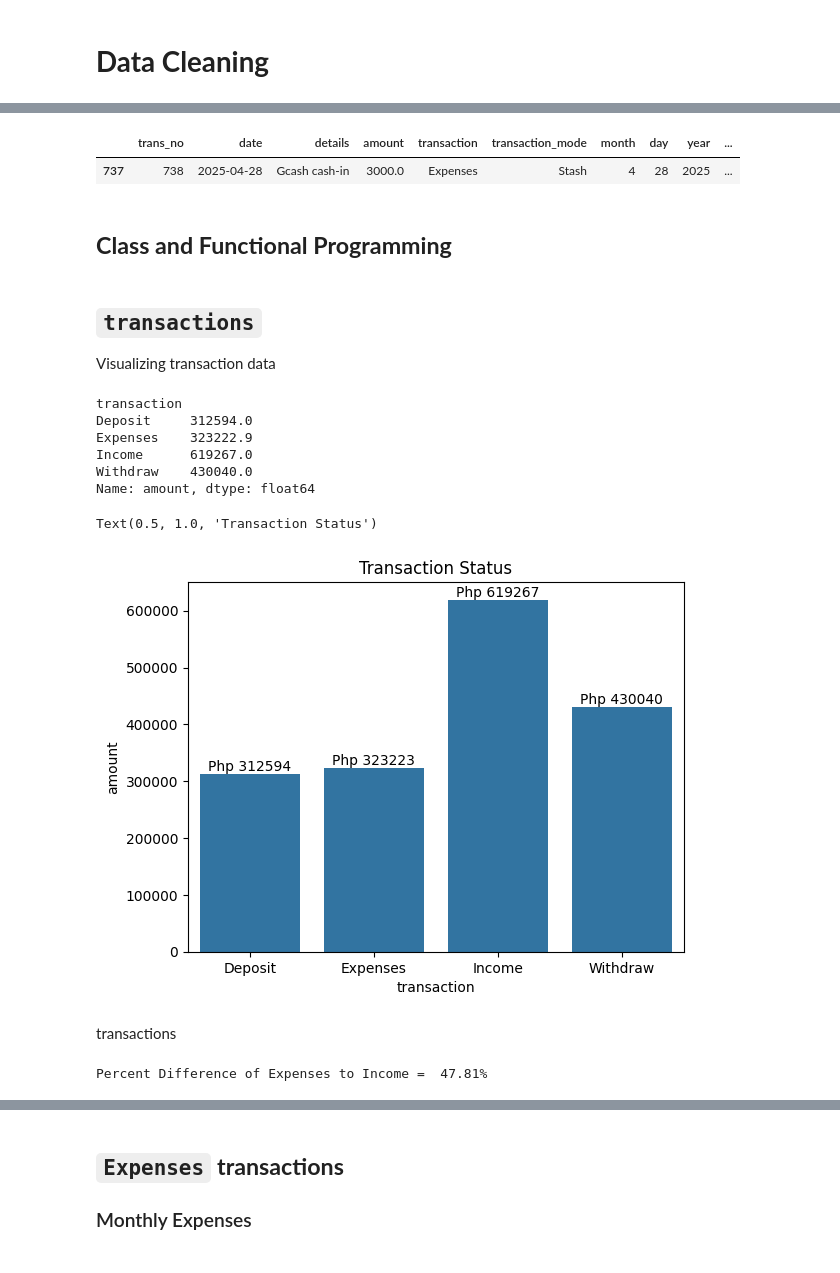
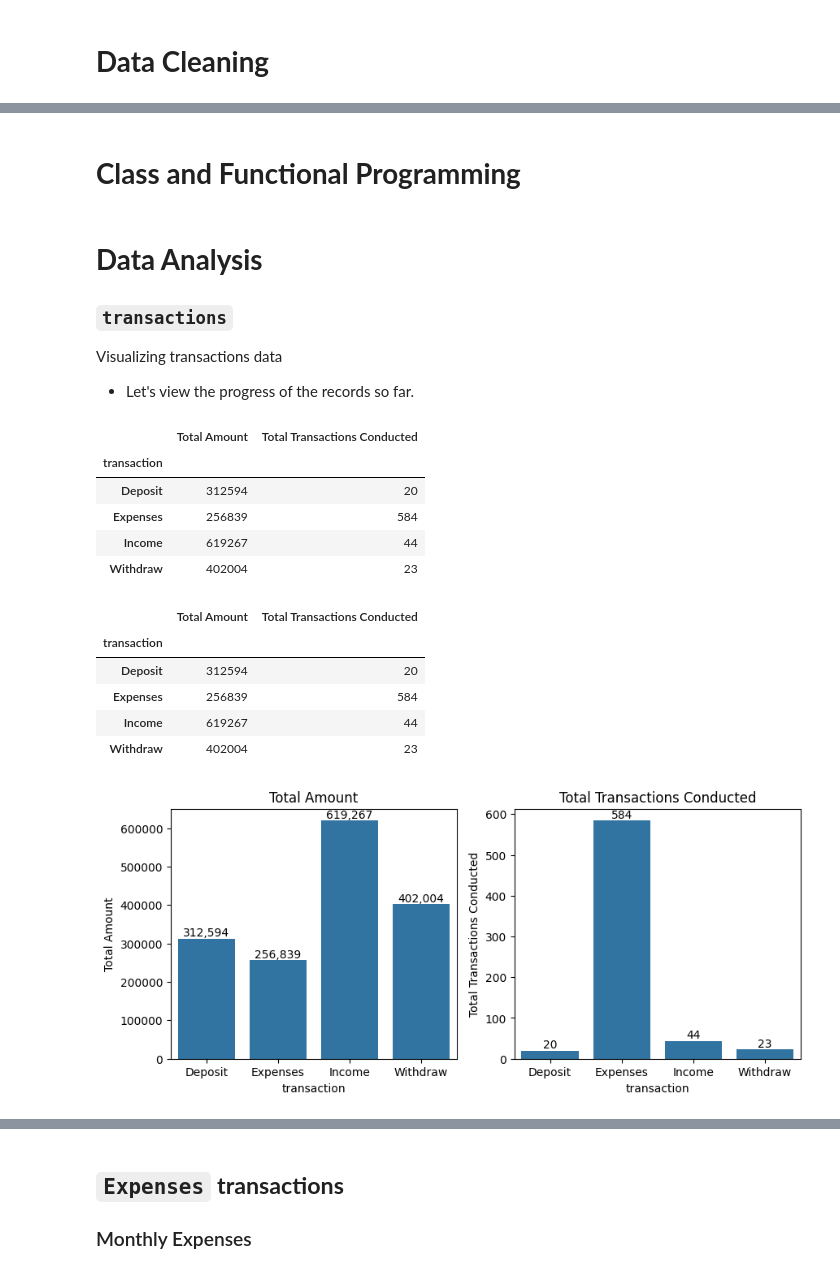
Before and after one commit to Ivan-Alexis-Tan/Finance-Manager, a Jupyter notebook: Personal Finance Analysis.ipynb, the cells around one changed output, grey strips where cells are left out. Drawn from its saved outputs; the diff is of its cells as text; code cells hidden in the pictures.

```diff
--- a/Personal Finance Analysis.ipynb
+++ b/Personal Finance Analysis.ipynb
@@ -21,7 +25,7 @@ database='personal_finance'
 
 engine = create_engine(f"mysql+pymysql://{user}:{password}@{host}/{database}")  #<- Create engine for MySQL connection
 
-query = "SELECT * FROM transactions"                                            #<- SQL query to fetch data from transactions table
+query = "SELECT * FROM dummy_transactions"                                            #<- SQL query to fetch data from transactions table
 df = pd.read_sql(query, con=engine)                                             #<- Read data into a DataFrame
 
 df
@@ -100,11 +123,5 @@ df
-# %%
-# df['details'].value_counts()
-df[(df['detail_clean'] == 'Gcash cash-in') & (df['transaction'] == 'Expenses')]
-# %% [output]
-|  | trans_no | date | details | amount | transaction | transaction_mode | month | day | year | ... |
-| 737 | 738 | 2025-04-28 | Gcash cash-in | 3000.0 | Expenses | Stash | 4 | 28 | 2025 | ... |
 # %% [markdown]
-## **Class and Functional Programming**
+# **Class and Functional Programming**
 # %%
 # Class Programming for Calc and Printing Mean and Standard Deviation
 class StatsSummary:
@@ -211,36 +241,42 @@ def interp_pvalue(p_value, alpha:float = 0.05) -> None:
     else:
         print(f"Reject Null Hypothesis. alpha < p-value is {alpha < p_value}")
 # %% [markdown]
-## `transactions`
-Visualizing transaction data
+# **Data Analysis**
+### `transactions`
+Visualizing transactions data
+- Let's view the progress of the records so far.
 # %%
 # Grouping by `transaction` and Summing up the Amount
-transactions = df.groupby('transaction')['amount'].sum()
+transactions = df.groupby('transaction')['amount'].agg(['sum', 'count'])    #<- Grouping by transaction and summing the amount, also counting the number of
+transactions.columns = ['Total Amount', 'Total Transactions Conducted']     #<- Renaming columns for clarity
 transactions
 # %% [output]
-transaction
-Deposit     312594.0
-Expenses    323222.9
-Income      619267.0
-Withdraw    430040.0
-Name: amount, dtype: float64
+|  | Total Amount | Total Transactions Conducted |
+| transaction |  |  |
+| Deposit | 312594 | 20 |
+| Expenses | 256839 | 584 |
+| Income | 619267 | 44 |
+| Withdraw | 402004 | 23 |
 # %%
+fig, ax = plt.subplots(1, 2, figsize=(10, 4))                       #<- Setting figure size for bar plot
+
 # Bar Plotting the Data
-trans = sns.barplot(data=transactions)  #<- Bar plot
-for bar in trans.patches:               #<- Data labels
-    height = bar.get_height()
+for idx, col in enumerate(transactions.columns):                    #<- Iterating through columns of transactions DataFrame
+    trans = sns.barplot(data=transactions[col], ax=ax[idx])         #<- Bar plot
+    for bar in trans.patches:                                       #<- Data labels
+        height = bar.get_height()
 
-    if height > 0:
-        trans.text(bar.get_x() + bar.get_width()/2, height, f'Php {height:.0f}', va='bottom', ha='center')
-plt.title('Transaction Status')
+        if height > 0:
+            trans.text(bar.get_x() + bar.get_width()/2, height, f'{height:,.0f}', va='bottom', ha='center')
+    trans.set_title(col)
+
+transactions
 # %% [output]
-Text(0.5, 1.0, 'Transaction Status')
+|  | Total Amount | Total Transactions Conducted |
+| transaction |  |  |
+| Deposit | 312594 | 20 |
+| Expenses | 256839 | 584 |
+| Income | 619267 | 44 |
+| Withdraw | 402004 | 23 |
-[figure, old version]
+[figure, new version]
-# %% [markdown]
-transactions
-# %%
-percnt_diff = (transactions['Income'] - transactions['Expenses']) / transactions['Income']
-print(f"Percent Difference of Expenses to Income = {percnt_diff * 100: .2f}%")
-# %% [output]
-Percent Difference of Expenses to Income =  47.81%
 # %% [markdown]
```
Also changed, not shown: parts of 56 cells of this notebook.
